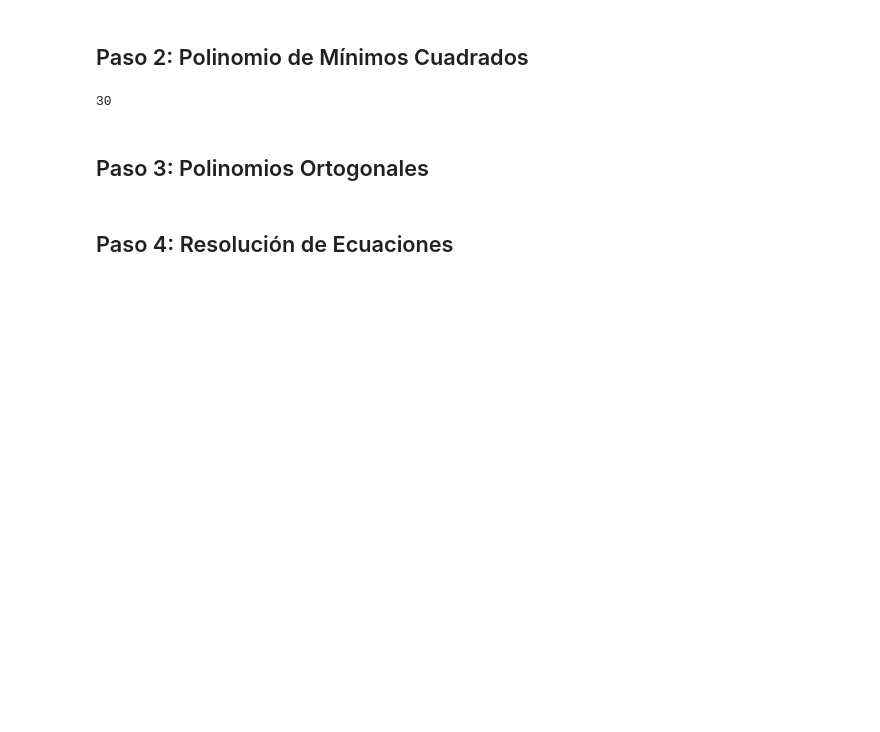
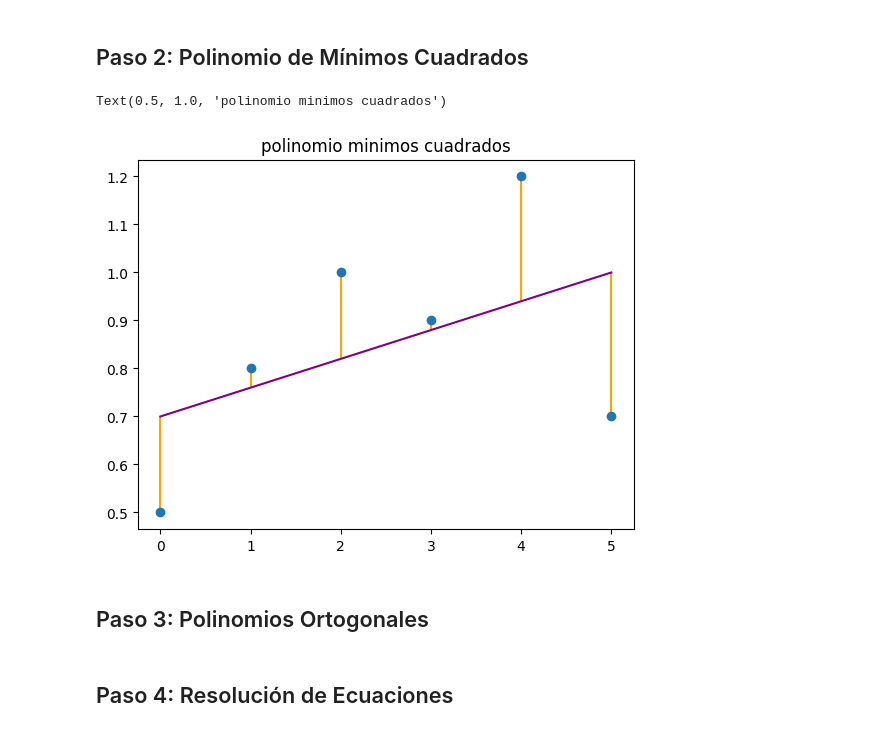
Before and after one commit to Maanuuuu/Colaboradores, a Jupyter notebook: Montaña_Rusa/Programa_3.ipynb, the cells around one changed output. Drawn from its saved outputs; the diff is of its cells as text; code cells hidden in the pictures; blank space fills up the shorter version.

Commit message:
Implementa el Paso 2: polinomio de minimos cuadrados

```diff
--- a/Montaña_Rusa/Programa_3.ipynb
+++ b/Montaña_Rusa/Programa_3.ipynb
@@ -143,9 +145,40 @@ plt.show()
 # %% [markdown]
 ## Paso 2: Polinomio de Mínimos Cuadrados
-# %%
-print(x)
-# %% [output]
-30
+# %%
+import numpy as np
+import matplotlib.pyplot as plt
+import sympy as sym
+lista1 = np.array(xi)
+lista2 = np.array(yi)
+terminos = len(xi)
+
+promediolista1 = np.mean(xi)
+promediolista2 = np.mean(yi)
+Ex = np.sum(lista1)
+Ey = np.sum(lista2)
+Exy = np.sum(lista1*lista2)
+Ex2 = np.sum(lista1**2)
+Ey2 = np.sum(lista2**2)
+
+coeficienteA1 = (n*Exy-Ex*Ey)/(n*Ex2-Ex**2)
+coeficienteA0 = promediolista2 - coeficienteA1*promediolista1
+
+x = sym.Symbol('x')
+polinomio = coeficienteA0 + coeficienteA1 *x
+fx = sym.lambdify(x,polinomio)
+fy = fx(lista1)
+
+for i in range(0, n,1):
+    y0 = np.min([yi[i],fy[i]])
+    y1 = np.max([yi[i],fy[i]])
+    plt.vlines(xi[i],y0,y1, color = 'orange')
+
+plt.plot(xi,yi, 'o', label = '(xi,yi)')
+plt.plot(xi,fy, color = "purple", label =polinomio)
+plt.title("polinomio minimos cuadrados")
+# %% [output]
+Text(0.5, 1.0, 'polinomio minimos cuadrados')
+[figure, added]
 # %% [markdown]
 ## Paso 3: Polinomios Ortogonales
 # %% [markdown]
```
Also changed, not shown: parts of 1 cell of this notebook.
